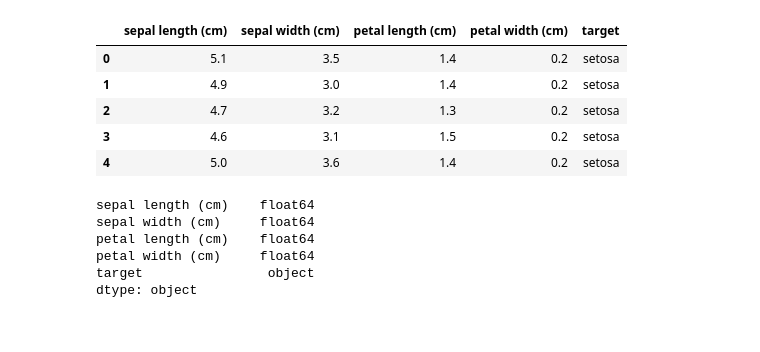
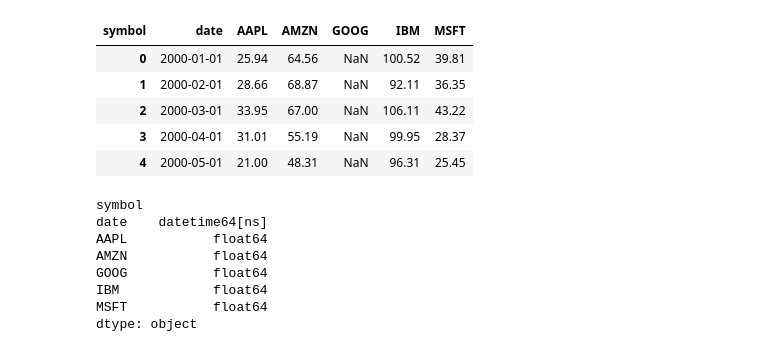
Before and after one commit to shsymoen/Scripts, a Jupyter notebook: interactive_pca.ipynb, the cells around one changed output. Cells and saved outputs as stored; diff of their text form; code cells hidden in the pictures.

```diff
--- a/interactive_pca.ipynb
+++ b/interactive_pca.ipynb
@@ -71,30 +71,27 @@ from processor import (
     pca_processor,
 )
 # %%
-iris = datasets.load_iris()
-df = pd.DataFrame(
-    data=np.c_[iris["data"], iris["target"]],
-    columns=iris["feature_names"] + ["target"],
-)
-converter = {0: "setosa", 1: "versicolor", 2: "virginica"}
-df["target"] = df["target"].replace(converter)
+from vega_datasets import data
+df = data.stocks(pivoted=True).reset_index()
 df.head()
 # %% [output]
-|  | sepal length (cm) | sepal width (cm) | petal length (cm) | petal width (cm) | target |
-| 0 | 5.1 | 3.5 | 1.4 | 0.2 | setosa |
-| 1 | 4.9 | 3.0 | 1.4 | 0.2 | setosa |
-| 2 | 4.7 | 3.2 | 1.3 | 0.2 | setosa |
-| 3 | 4.6 | 3.1 | 1.5 | 0.2 | setosa |
-| 4 | 5.0 | 3.6 | 1.4 | 0.2 | setosa |
+| symbol | date | AAPL | AMZN | GOOG | IBM | MSFT |
+| 0 | 2000-01-01 | 25.94 | 64.56 | NaN | 100.52 | 39.81 |
+| 1 | 2000-02-01 | 28.66 | 68.87 | NaN | 92.11 | 36.35 |
+| 2 | 2000-03-01 | 33.95 | 67.00 | NaN | 106.11 | 43.22 |
+| 3 | 2000-04-01 | 31.01 | 55.19 | NaN | 99.95 | 28.37 |
+| 4 | 2000-05-01 | 21.00 | 48.31 | NaN | 96.31 | 25.45 |
 # %%
 # just to check if all columns are floats or datetime and no strings are left inside
 df.dtypes
 # %% [output]
-sepal length (cm)    float64
-sepal width (cm)     float64
-petal length (cm)    float64
-petal width (cm)     float64
-target                object
+symbol
+date    datetime64[ns]
+AAPL           float64
+AMZN           float64
+GOOG           float64
+IBM            float64
+MSFT           float64
 dtype: object
 # %%
 (
```
Also changed, not shown: parts of 1 cell of this notebook, 2 other files.
